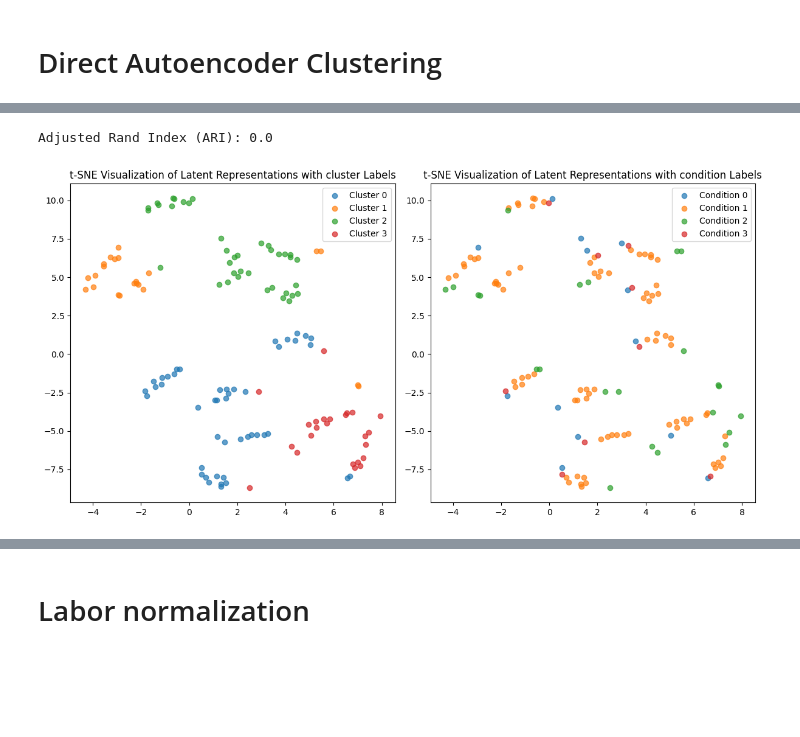
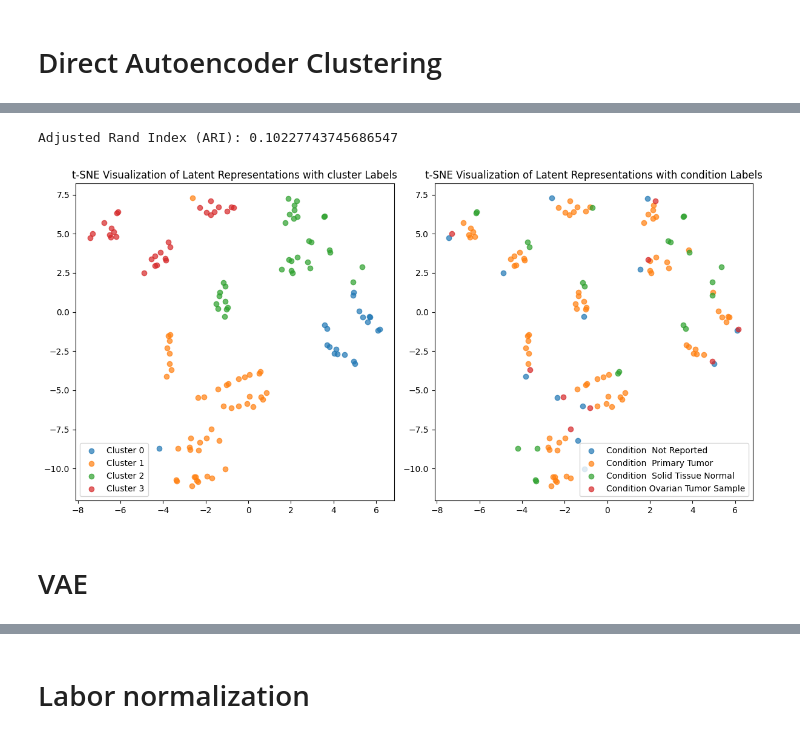
Before and after one commit to david-ege/01---Federated-Patient-Stratification-with-AE---Biostatistik-und-KI-in-der-Medizin, a Jupyter notebook: centralVae/Auto_encoder_real_data.ipynb, the cells around one changed output, grey strips where cells are left out. Cells and saved outputs as stored; diff of their text form; code cells hidden in the pictures; blank space fills up the shorter version.

Commit message:
added cptac normalization to export skript and added evaluation for global appróach

```diff
--- a/centralVae/Auto_encoder_real_data.ipynb
+++ b/centralVae/Auto_encoder_real_data.ipynb
@@ -25,26 +43,13 @@ patient_codes = df_normalized.columns
 conditions = df_normalized.T['Conditions']
 sample_data = df_raw.T.drop(columns=['Conditions'])
 sample_data_normalized = df_normalized.T.drop(columns=['Conditions'])
+sample_data_group_normalized = df_normalized_groups.T.drop(columns=['Conditions'])
 
 
-
-#normalisation skipped for now discussion in meeting
 sample_data = sample_data.reset_index(drop=True).to_numpy(dtype=np.float32)
 sample_data_normalized = sample_data_normalized.reset_index(drop=True).to_numpy(dtype=np.float32)
 
-sample_data_normalized = (sample_data - sample_data.mean(axis=0))/sample_data.std(axis=0)
-sample_data_normalized = np.nan_to_num(sample_data_normalized)
-
-def normalized_by_CPTAC(sample_data):
-    rows, _ = sample_data.shape
-    sample_data_group_normalized = list()
-    for i in range(0, rows, 10):
-        cptac_samples = sample_data[i: i+10, :]
-        sample_data_group_normalized.append(np.nan_to_num((cptac_samples - cptac_samples.mean(axis=0))/cptac_samples.std(axis=0)))
-
-    return np.concat(sample_data_group_normalized, axis=1)
-
-sample_data_group_normalized = normalized_by_CPTAC(sample_data)
+sample_data_group_normalized = sample_data_group_normalized.reset_index(drop=True).to_numpy(dtype=np.float32)
 # %%
 proteomics_tensor = torch.tensor(sample_data_normalized, dtype=torch.float32)
 # %% [markdown]
@@ -410,7 +442,7 @@ with torch.no_grad():
 ari = adjusted_rand_score(y, cluster_assignments)
 print(f"Adjusted Rand Index (ARI): {ari}")
 # %% [output]
-Adjusted Rand Index (ARI): 0.0
+Adjusted Rand Index (ARI): 0.10227743745686547
 # %%
 def extract_latent_space(model, data_loader):
     model.encoder.eval()
@@ -434,29 +466,31 @@ clusters = kmeans.fit_predict(latent_representations)
 # %%
 
 tsne = TSNE(n_components=2, random_state=0)
 latent_2d = tsne.fit_transform(latent_representations)
 
 fig, axes = plt.subplots(1, 2, figsize=(12, 6))
 for cluster in set(clusters):
     indices = (clusters == cluster)
     axes[0].scatter(latent_2d[indices, 0], latent_2d[indices, 1], label=f'Cluster {cluster}', alpha=0.7)
 axes[0].set_title('t-SNE Visualization of Latent Representations with cluster Labels')
 axes[0].legend()
 
-conditions = encoded_conditions
+
 unique_conditions = np.unique(conditions)
 for condition in unique_conditions:
     indices = (conditions == condition)
     axes[1].scatter(
         latent_2d[indices, 0],
         latent_2d[indices, 1],
         label=f'Condition {condition}',
         alpha=0.7
     )
 axes[1].set_title('t-SNE Visualization of Latent Representations with condition Labels')
 axes[1].legend()
 
 plt.tight_layout()
 plt.show()
 # %% [output]
-[figure, old version]
+[figure, new version]
+# %% [markdown]
+# VAE
```
Also changed, not shown: parts of 23 cells of this notebook, 2 other files.
